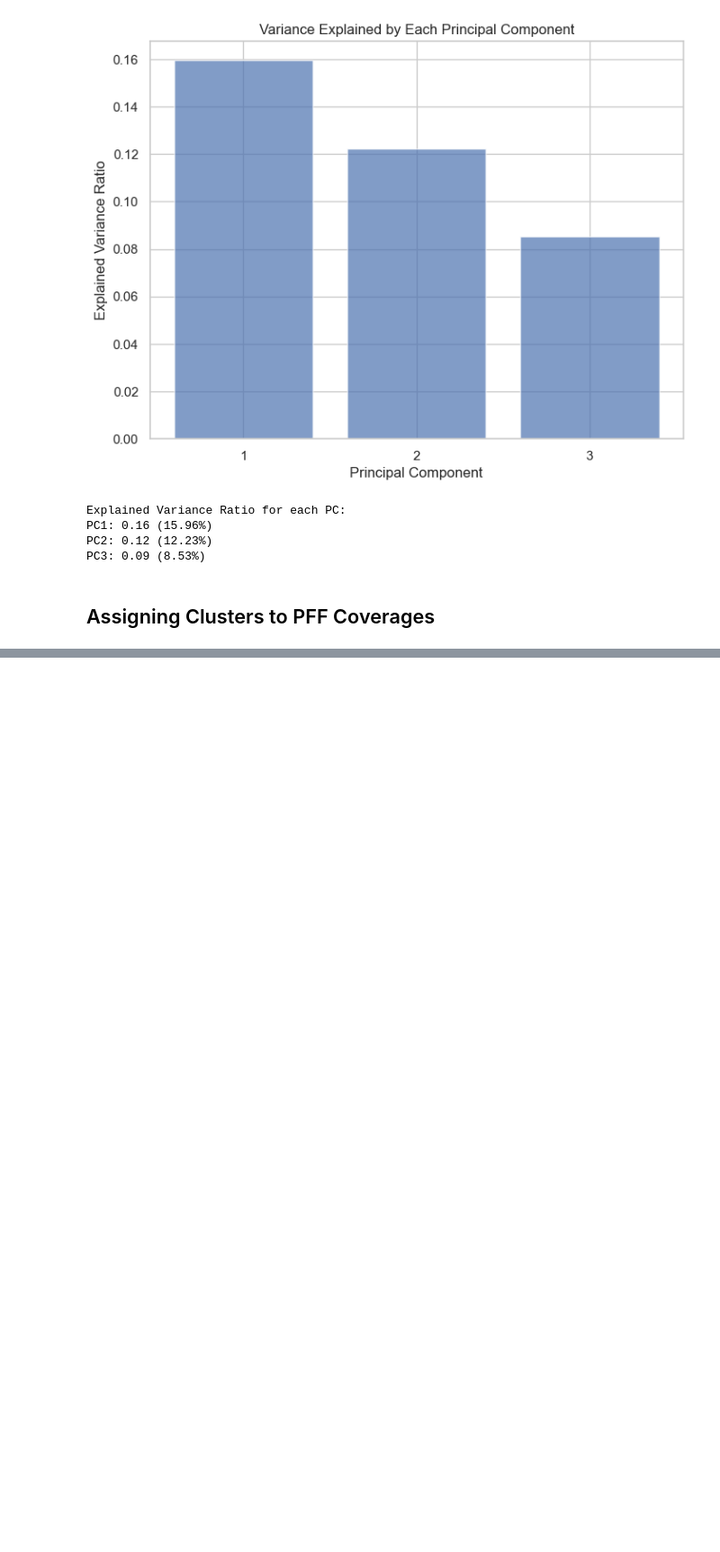
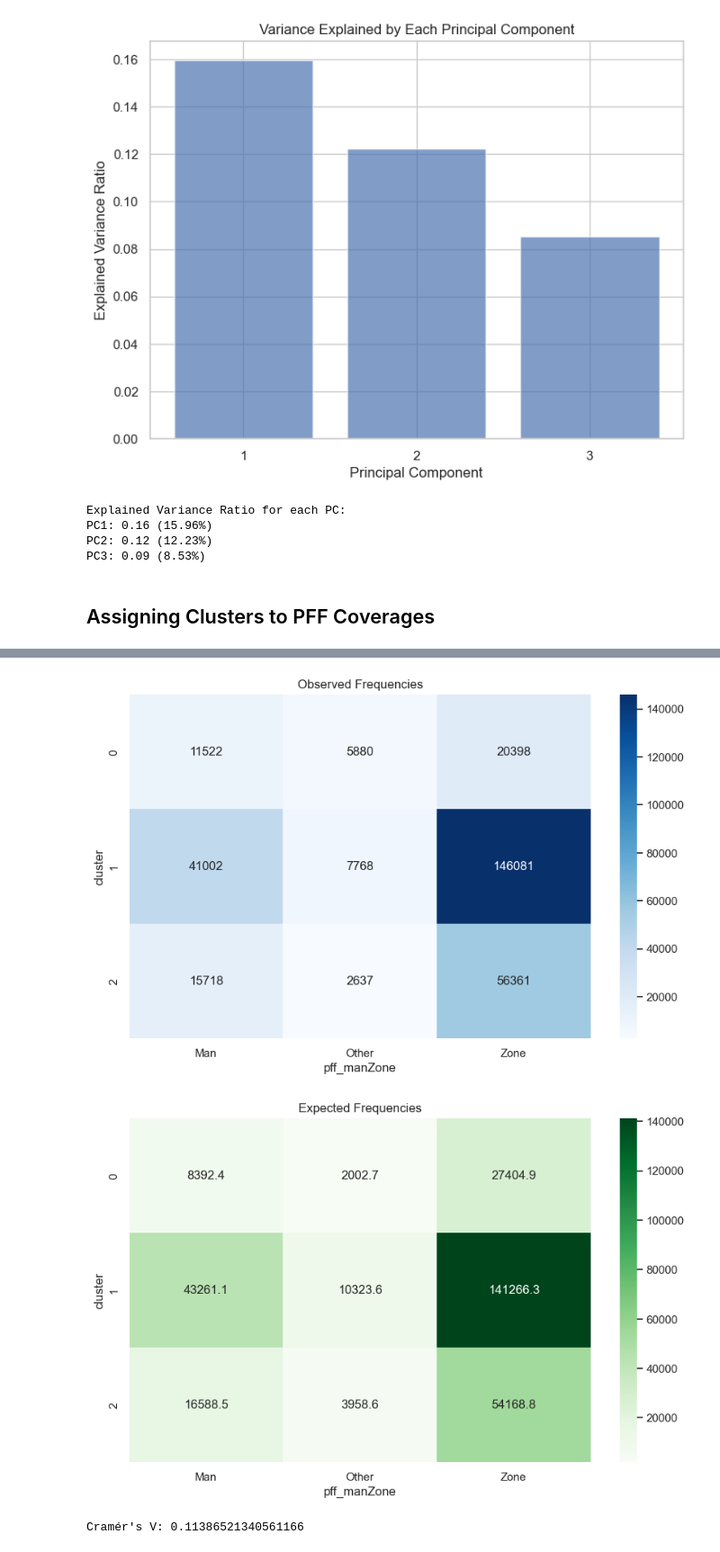
Before and after one commit to njbirk/big_data_bowl_2025, a Jupyter notebook: python/man_vs_zone.ipynb, the cells around one changed output, grey strips where cells are left out. Shown: that part at 90% size. Cells and saved outputs as stored; diff of their text form; code cells hidden in the pictures; blank space fills up the shorter version.

```diff
--- a/python/man_vs_zone.ipynb
+++ b/python/man_vs_zone.ipynb
@@ -424,0 +391,15 @@ Need to experiment with more clusters and investigate what the actual cluster re
+# %%
+from scipy.stats import chi2_contingency
+
+contingency_table = pd.crosstab(results["cluster"],results["pff_manZone"])
+
+print("Contingency Table:")
+print(contingency_table)
+
+# Perform Chi-Squared Test
+chi2, p, dof, expected = chi2_contingency(contingency_table)
+
+print(f"\nChi-squared statistic: {chi2}")
+print(f"P-value: {p}")
+print(f"Degrees of freedom: {dof}")
+print(f"Expected frequencies:\n{expected}")
@@ -424,0 +421,28 @@ Need to experiment with more clusters and investigate what the actual cluster re
+# %%
+import seaborn as sns
+import matplotlib.pyplot as plt
+
+# Convert expected frequencies to DataFrame for easier plotting
+expected_df = pd.DataFrame(expected, index=contingency_table.index, columns=contingency_table.columns)
+
+# Plot heatmap of observed frequencies
+plt.figure(figsize=(10, 6))
+sns.heatmap(contingency_table, annot=True, fmt="d", cmap="Blues")
+plt.title("Observed Frequencies")
+plt.show()
+
+# Plot heatmap of expected frequencies
+plt.figure(figsize=(10, 6))
+sns.heatmap(expected_df, annot=True, fmt=".1f", cmap="Greens")
+plt.title("Expected Frequencies")
+plt.show()
+# %% [output]
+[figure, added]
+[figure, added]
+# %%
+import numpy as np
+
+cramer_v = np.sqrt(chi2 / (contingency_table.sum().sum() * min(contingency_table.shape) - 1))
+print(f"Cramér's V: {cramer_v}")
+# %% [output]
+Cramér's V: 0.11386521340561166
```
Also changed, not shown: parts of 14 cells of this notebook, 2 other files.
